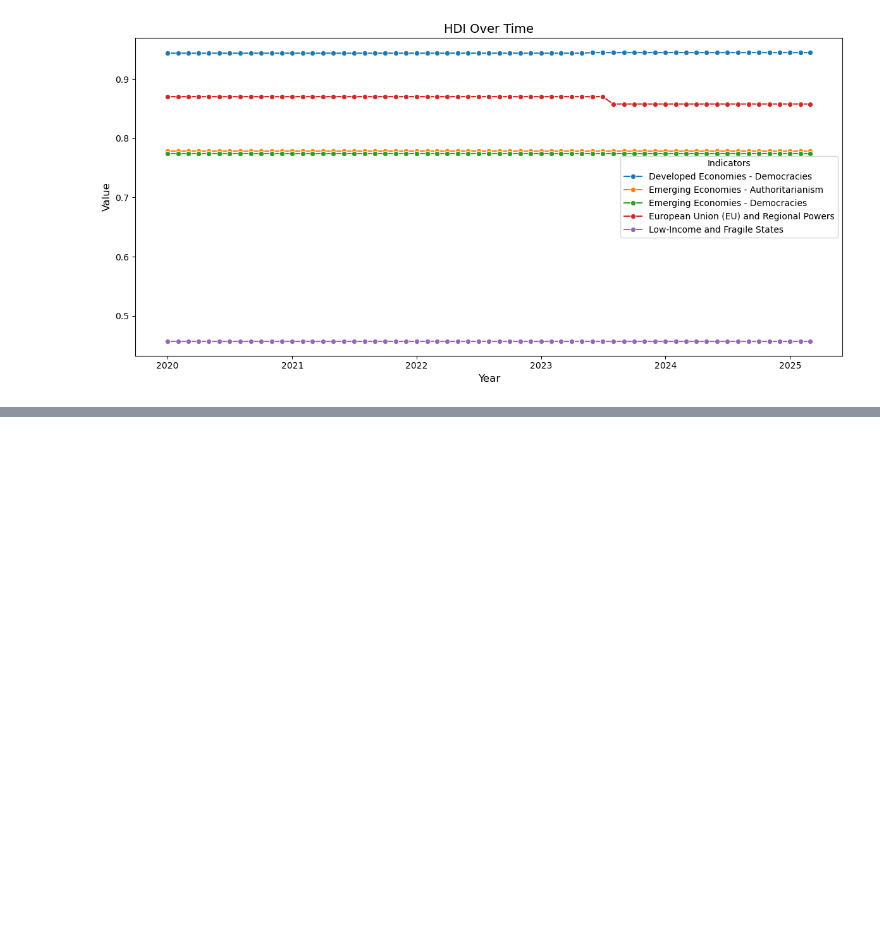
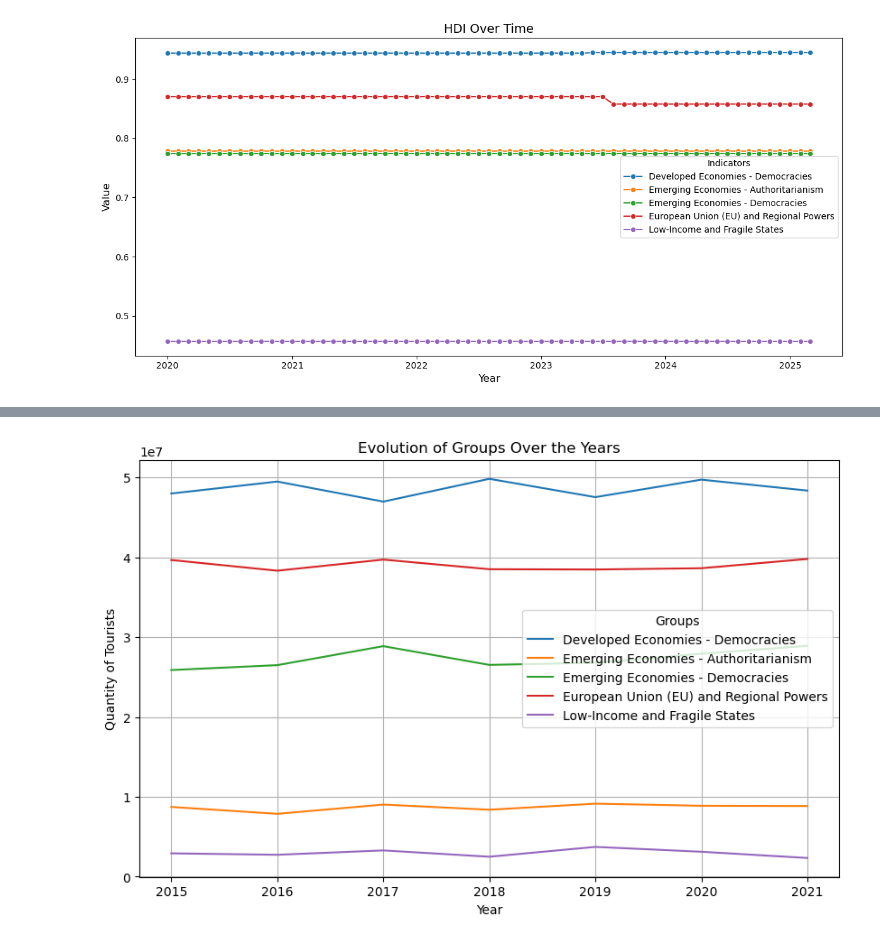
Before and after one commit to anapocai/Mooc_project, a Jupyter notebook: Project.ipynb, the cells around one changed output, grey strips where cells are left out. Saved outputs shown, nothing was run; the diff lists cells and outputs as text; code cells hidden in the pictures; blank space fills up the shorter version.

Commit message:
turism

```diff
--- a/Project.ipynb
+++ b/Project.ipynb
@@ -489,0 +512,3 @@ plt.show()
+# %%
+df_turism = pd.read_csv("turism.csv")
+print(df_turism)
@@ -489,0 +533,6 @@ plt.show()
+# %%
+# Realizar o merge entre os dois DataFrames usando a coluna 'Country'
+merged_turism = pd.merge(df_turism, group_df, how='inner', left_on='Country', right_on='country')
+
+# Visualizar as primeiras linhas do DataFrame resultante
+print(merged_turism.head())
@@ -489,0 +553,16 @@ plt.show()
+# %%
+merged_turism = merged_turism.dropna()
+merged_turism = merged_turism.drop_duplicates()
+# %%
+# Converter a coluna 'DATE' para datetime
+merged_turism['DATE'] = pd.to_datetime(merged_turism['DATE'])
+
+# Extrair ano e mês
+merged_turism['Year'] = merged_turism['DATE'].dt.year
+merged_turism['Month'] =merged_turism['DATE'].dt.month
+
+# Agrupar por ano e mês e somar a quantidade
+monthly_data = merged_turism.groupby(['Group','Year', 'Month'])['QUANTITY'].sum().reset_index()
+
+# Visualizar o resultado
+print(monthly_data)
@@ -489,0 +584,21 @@ plt.show()
+# %%
+import matplotlib.pyplot as plt
+
+# Group by Group and Year, then sum the quantities
+grouped_evolution = monthly_data.groupby(['Group', 'Year'])['QUANTITY'].sum().reset_index()
+
+# Plot the evolution of groups over the years
+plt.figure(figsize=(10, 6))
+
+for group in grouped_evolution['Group'].unique():
+    group_data = grouped_evolution[grouped_evolution['Group'] == group]
+    plt.plot(group_data['Year'], group_data['QUANTITY'], label=group)
+
+plt.xlabel('Year')
+plt.ylabel('Quantity of Tourists')
+plt.title('Evolution of Groups Over the Years')
+plt.legend(title='Groups')
+plt.grid(True)
+plt.show()
+# %% [output]
+[figure, added]
```
Also changed, not shown: parts of 6 cells of this notebook.
